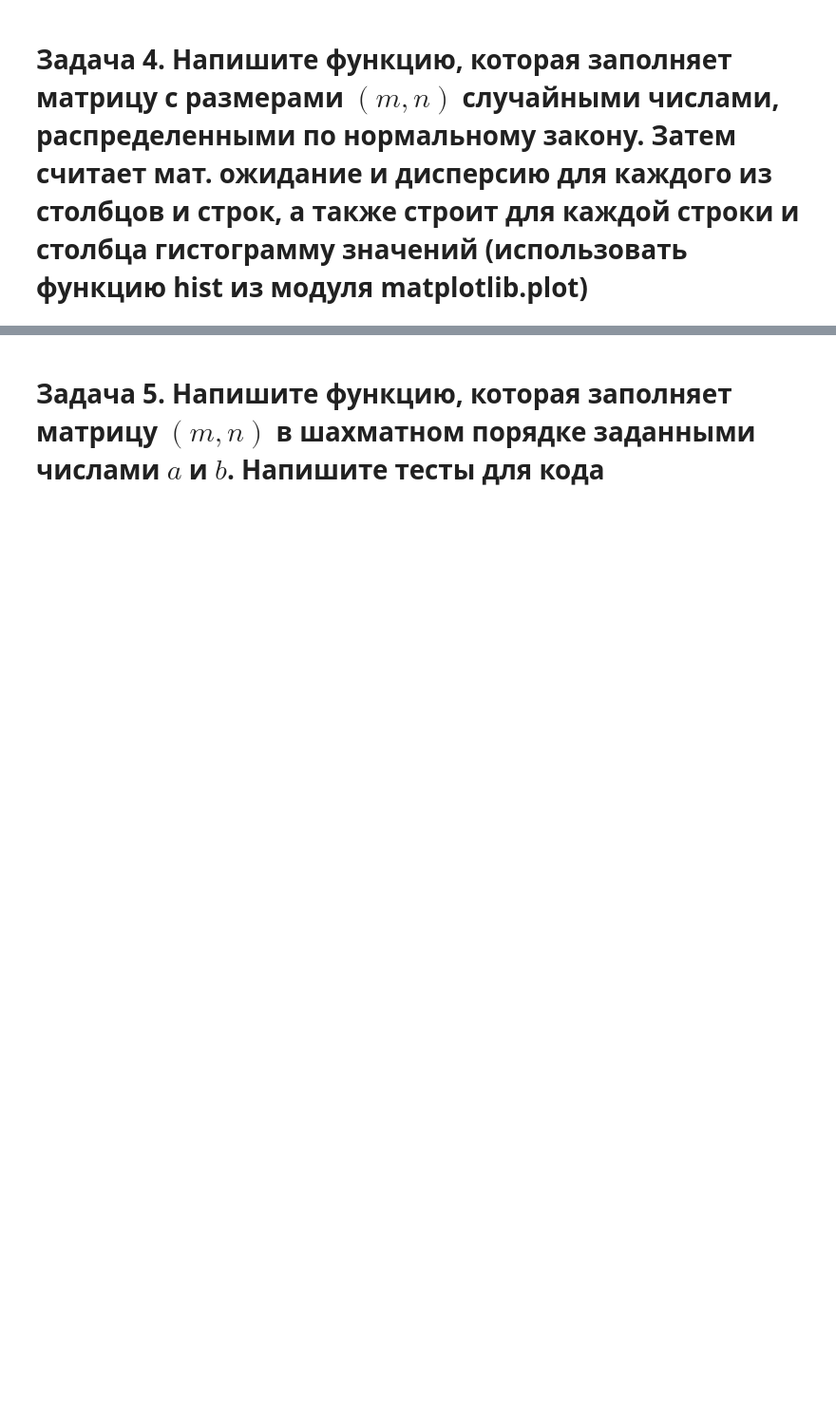
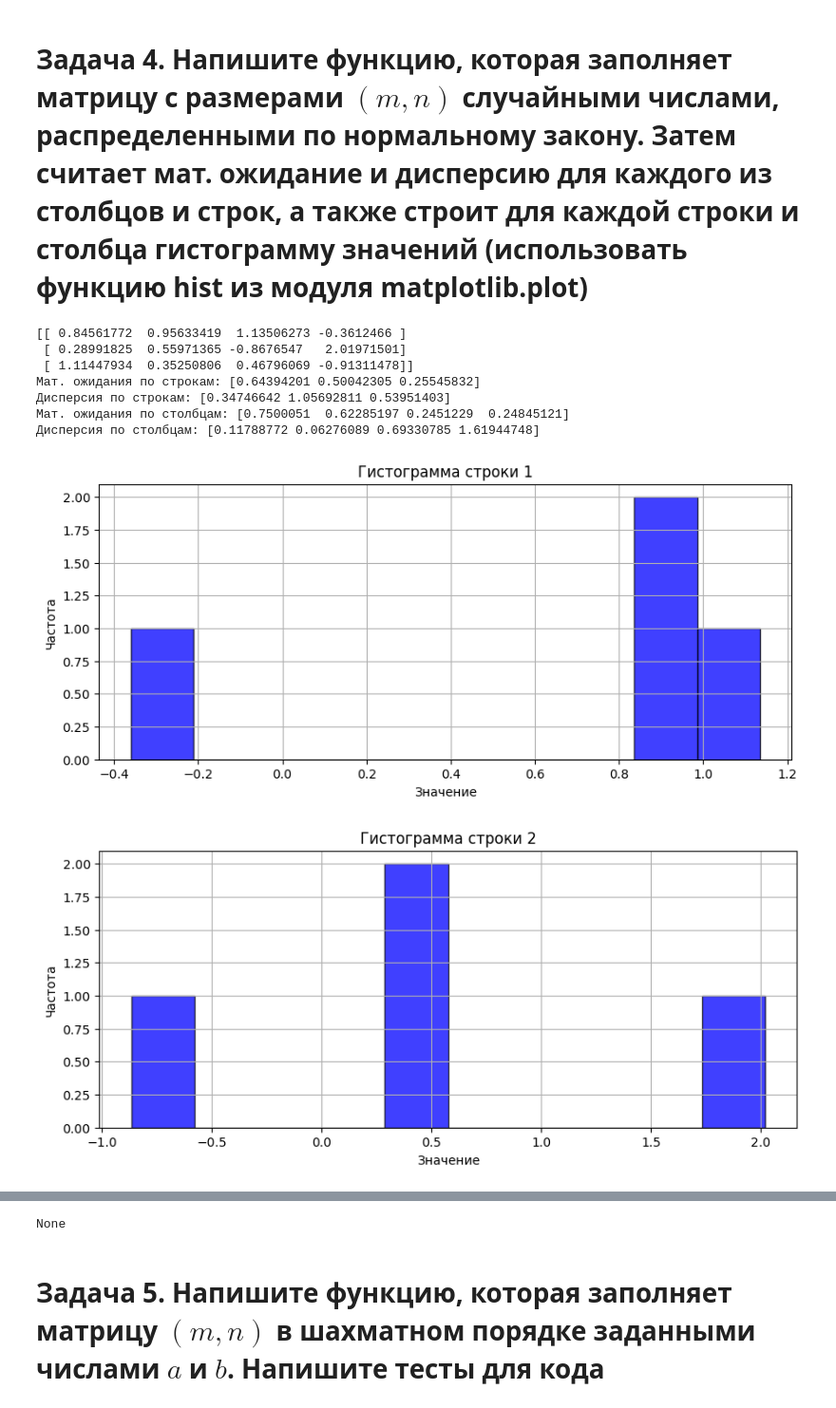
Before and after one commit to DryPepper/DataScience, a Jupyter notebook: lab1/numpy.ipynb, the cells around one changed output, grey strips where cells are left out. Shown at 95% size. Cells and saved outputs as stored; diff of their text form; code cells hidden in the pictures; blank space fills up the shorter version.

```diff
--- a/lab1/numpy.ipynb
+++ b/lab1/numpy.ipynb
@@ -71,38 +84,48 @@ print(f"Результат теста 1: {result}, "
 # %%
 import numpy as np
 import matplotlib.pyplot as plt
 
 def func(m, n):
     matrix = np.random.randn(m, n)
     print(matrix)
 
     r_mean = np.mean(matrix, axis=1)
     r_var = np.var(matrix, axis=1)
     c_mean = np.mean(matrix, axis=0)
     c_var = np.var(matrix, axis=0)
 
-    print("\nСтатистики по строкам:")
+    print("Мат. ожидания по строкам:", r_mean)
+    print("Дисперсия по строкам:", r_var)
+    print("Мат. ожидания по столбцам:", c_mean)
+    print("Дисперсия по столбцам:", c_var)
+
     for i in range(m):
-        print(f"Строка {i + 1}: Среднее = {r_mean[i]:.4f}, Дисперсия = {r_var[i]:.4f}")
-    print("\nСтатистики по столбцам:")
-    for i in range(n):
-        print(f"Столбец {i + 1}: Среднее = {c_mean[i]:.4f}, Дисперсия = {c_var[i]:.4f}")
-
-    for i in range(n):
         plt.figure(figsize=(10, 4))
         plt.hist(matrix[i, :], bins=10, alpha=0.75, color='blue', edgecolor='black')
         plt.title(f'Гистограмма строки {i + 1}')
         plt.xlabel('Значение')
         plt.ylabel('Частота')
         plt.grid(True)
         plt.show()
 
-        # Построение гистограмм для столбцов
-    for j in range(m):
+    for j in range(n):
         plt.figure(figsize=(10, 4))
-        plt.hist(matrix[:, j], bins=10, alpha=0.75, color='green', edgecolor='black')
+        plt.hist(matrix[:, j], bins=10, alpha=0.75, color='red', edgecolor='black')
         plt.title(f'Гистограмма столбца {j + 1}')
         plt.xlabel('Значение')
         plt.ylabel('Частота')
         plt.grid(True)
         plt.show()
+
+
+print(func(3,4))
+# %% [output]
+[[ 0.84561772  0.95633419  1.13506273 -0.3612466 ]
+ [ 0.28991825  0.55971365 -0.8676547   2.01971501]
+ [ 1.11447934  0.35250806  0.46796069 -0.91311478]]
+Мат. ожидания по строкам: [0.64394201 0.50042305 0.25545832]
+Дисперсия по строкам: [0.34746642 1.05692811 0.53951403]
+Мат. ожидания по столбцам: [0.7500051  0.62285197 0.2451229  0.24845121]
+Дисперсия по столбцам: [0.11788772 0.06276089 0.69330785 1.61944748]
+[figure, added]
+[figure, added]
@@ -109,3 +137,4 @@ def func(m, n):
+None
 # %% [markdown]
 <h1>Задача 5. Напишите функцию, которая заполняет матрицу $(m, n)$ в шахматном порядке заданными числами $a$ и $b$. Напишите тесты для кода
 # %%
```
Also changed, not shown: parts of 9 cells of this notebook.
